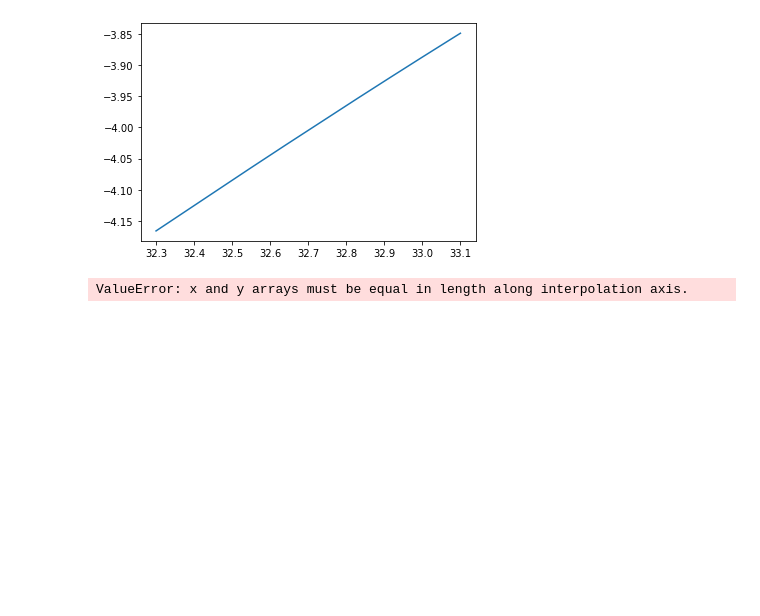
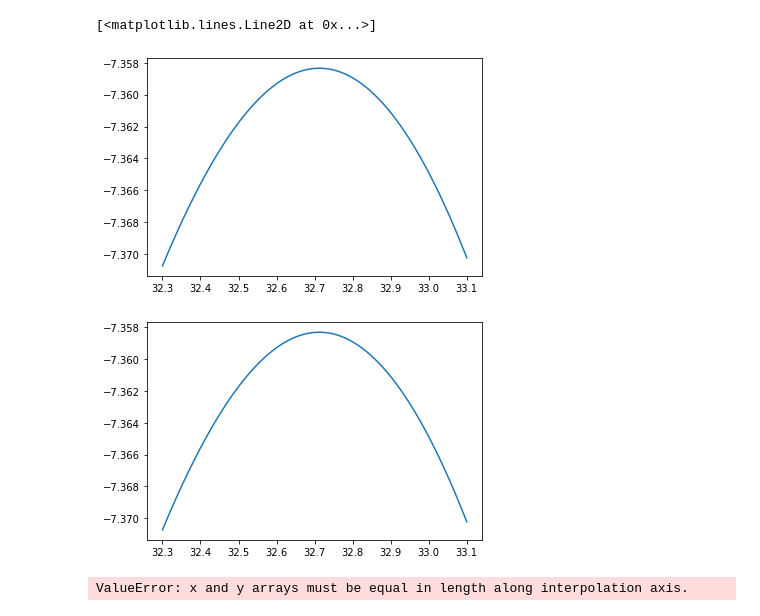
Before and after one commit to uva-spin/ANN-NMR, a Jupyter notebook: Q-Meter_Minuit_Fitting/Minuit Fitting.ipynb, the cells around one changed output. Cells and saved outputs as stored; diff of their text form; code cells hidden in the pictures; blank space fills up the shorter version.

```diff
--- a/Q-Meter_Minuit_Fitting/Minuit Fitting.ipynb
+++ b/Q-Meter_Minuit_Fitting/Minuit Fitting.ipynb
@@ -386,11 +395,14 @@ fit.hesse()
 # %%
-baseline = QCurve(f,1.00e-3,1.00,1.5,0.04,0,1e-6)
+baseline2 = QCurve(f,0.100,0.1372,1.5, 10.4e-3,6.13,1.00e-15)
 
 plt.plot(f,baseline)
-baseline2 = QCurve(f,U,knob,trim,eta,phi_const,Cstray)
-# plt.plot(f,baseline2)
+plt.figure()
+# baseline2 = QCurve(f,U,knob,trim,eta,phi_const,Cstray)
+plt.plot(f,baseline2)
 # %% [output]
+[<matplotlib.lines.Line2D at 0x...>]
-[figure, old version]
+[figure, new version]
+[figure, added]
 # %%
 def chi_squared_lineshape(P,U,knob,trim,eta,phi_const,Cstray):
     chi_squared = stat.chisquare(Lineshape(f[i],P,U,knob,trim,eta,phi_const,Cstray))
```
Also changed, not shown: parts of 6 cells of this notebook.
